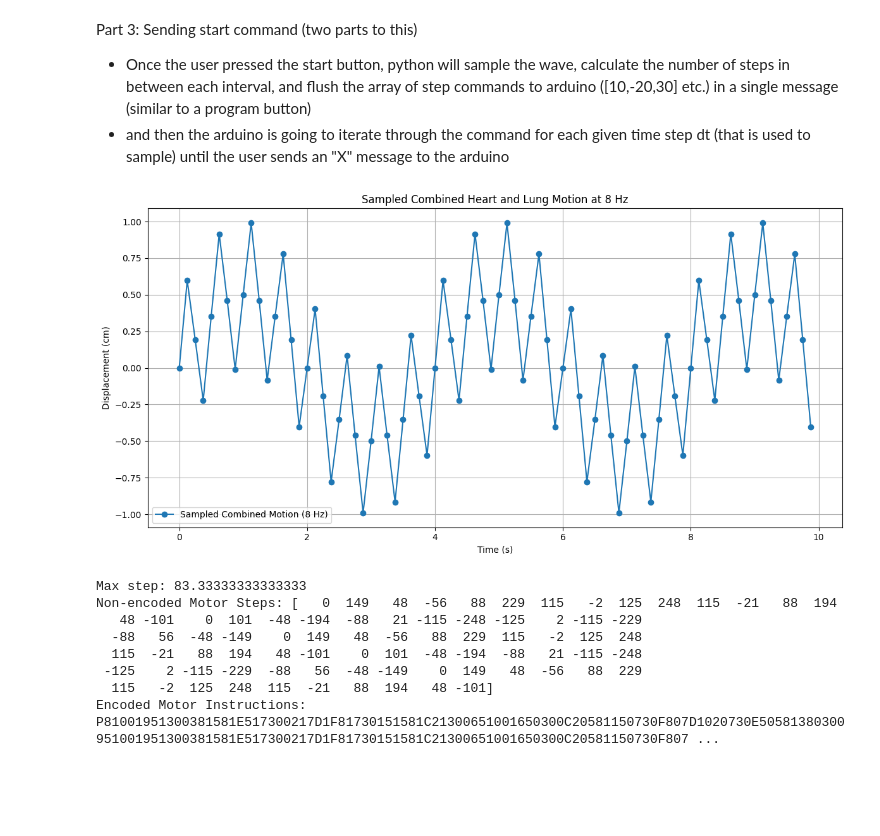
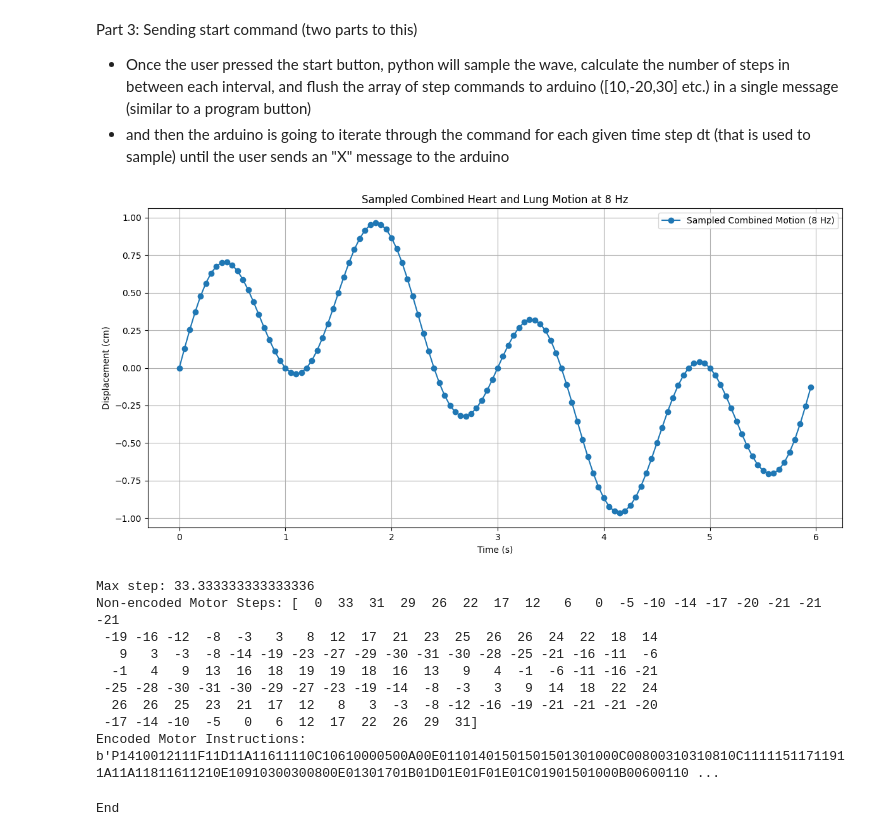
Before and after one commit to EPCRI/HeartLungMotionModel, a Jupyter notebook: Python/sampling.ipynb, the cells around one changed output. Saved outputs shown, nothing was run; the diff lists cells and outputs as text; code cells hidden in the pictures; blank space fills up the shorter version.

```diff
--- a/Python/sampling.ipynb
+++ b/Python/sampling.ipynb
@@ -74,21 +60,13 @@ Part 2: Determine the right sampling rate for wave reconstruction, comparisons,
 # %%
-t_fine = np.arange(0, 10, 0.01)
-t_sampled = np.arange(0, 10, sampling_interval)
-
-# Unsampled - finer time resolution
+# Unsampled (fine time resol) and sampled waveform
 heart_motion_fine, lung_motion_fine, combined_motion_fine = generate_motion(t_fine, heart_amplitude, heart_frequency, lung_amplitude, lung_frequency)
-
-# Sampling
 heart_motion_sampled, lung_motion_sampled, combined_motion_sampled = generate_motion(t_sampled, heart_amplitude, heart_frequency, lung_amplitude, lung_frequency)
 
-# Calculate maximum travel distance between consecutive sampling points
 travel_distances = np.abs(np.diff(combined_motion_sampled))
 max_travel_distance = np.max(travel_distances)
 
-# Plotting
-plt.figure(figsize=(12, 6))
-
-# Plot unsampled and sampled combined motion
+# Plot
+plt.figure(figsize=(12, 4))
 plt.plot(t_fine, combined_motion_fine, label='Unsampled Combined Motion', linestyle='-')
 plt.plot(t_sampled, combined_motion_sampled, 'o-', label='Sampled Combined Motion (8 Hz)')
 plt.title('Comparison of Unsampled and Sampled Combined Heart and Lung Motion')
@@ -102,4 +80,5 @@ plt.show()
 
 print(f'Maximum travel distance between consecutive sampling points: {max_travel_distance} cm')
 print(f'Speed required: {max_travel_distance/sampling_interval} cm')
+print(f'Motor speed at max: {lead_screw_lead/10 * motor_speed_rpm/60} cm/s')
 # %% [output]
@@ -113,37 +93,60 @@ Part 3: Sending start command (two parts to this)
 # %%
 # Sampling
 heart_motion_sampled, lung_motion_sampled, combined_motion_sampled = generate_motion(t_sampled, heart_amplitude, heart_frequency, lung_amplitude, lung_frequency)
+combined_motion_sampled_mm = combined_motion_sampled * 10 # in mm
 
-# Calculate the displacement in mm (combined motion in cm to mm)
-combined_motion_sampled_mm = combined_motion_sampled * 10
+# Differences between consecutive positions
+displacements_mm = np.diff(combined_motion_sampled_mm)
+steps_per_mm = steps_per_revolution / lead_screw_lead
+motor_steps = np.round(displacements_mm * steps_per_mm).astype(int)
 
-# Calculate the number of steps required for each displacement
-steps_per_mm = steps_per_revolution / lead_screw_lead
-motor_steps = np.round(combined_motion_sampled_mm * steps_per_mm).astype(int)
+motor_steps = np.insert(motor_steps, 0, 0)
 motor_instructions = encode_motor_instructions(motor_steps, sampling_rate)
 
-# Plotting for visualization
+# Plot
 plt.figure(figsize=(12, 6))
 plt.plot(t_sampled, combined_motion_sampled, 'o-', label='Sampled Combined Motion (8 Hz)')
 plt.title('Sampled Combined Heart and Lung Motion at 8 Hz')
 plt.xlabel('Time (s)')
 plt.ylabel('Displacement (cm)')
 plt.legend()
 plt.grid(True)
 plt.tight_layout()
 plt.show()
 
-# Print motor instructions
 print(f'Max step: {sampling_interval * steps_per_revolution * motor_speed_rpm / 60}')
 print(f'Non-encoded Motor Steps: {motor_steps}')
 print(f'Encoded Motor Instructions: {motor_instructions}')
 # %% [output]
-[figure, old version]
+[figure, new version]
-Max step: 83.33333333333333
-Non-encoded Motor Steps: [   0  149   48  -56   88  229  115   -2  125  248  115  -21   88  194
-   48 -101    0  101  -48 -194  -88   21 -115 -248 -125    2 -115 -229
-  -88   56  -48 -149    0  149   48  -56   88  229  115   -2  125  248
-  115  -21   88  194   48 -101    0  101  -48 -194  -88   21 -115 -248
- -125    2 -115 -229  -88   56  -48 -149    0  149   48  -56   88  229
-  115   -2  125  248  115  -21   88  194   48 -101]
-Encoded Motor Instructions: P81001951300381581E517300217D1F81730151581C21300651001650300C20581150730F807D1020730E50581380300951001951300381581E517300217D1F81730151581C21300651001650300C20581150730F807 ...
+Max step: 33.333333333333336
+Non-encoded Motor Steps: [  0  33  31  29  26  22  17  12   6   0  -5 -10 -14 -17 -20 -21 -21 -21
+ -19 -16 -12  -8  -3   3   8  12  17  21  23  25  26  26  24  22  18  14
+   9   3  -3  -8 -14 -19 -23 -27 -29 -30 -31 -30 -28 -25 -21 -16 -11  -6
+  -1   4   9  13  16  18  19  19  18  16  13   9   4  -1  -6 -11 -16 -21
+ -25 -28 -30 -31 -30 -29 -27 -23 -19 -14  -8  -3   3   9  14  18  22  24
+  26  26  25  23  21  17  12   8   3  -3  -8 -12 -16 -19 -21 -21 -21 -20
+ -17 -14 -10  -5   0   6  12  17  22  26  29  31]
+Encoded Motor Instructions: b'P1410012111F11D11A11611110C10610000500A00E01101401501501501301000C00800310310810C11111511711911A11A11811611210E10910300300800E01301701B01D01E01F01E01C01901501000B00600110 ...
+# %%
+import serial
+import time
+
+# Open serial connection
+ser = serial.Serial('COM4', 9600, timeout=1)
+time.sleep(2)
+
+ser.write(motor_instructions)
+
+while True:
+    if ser.in_waiting > 0:
+        line = ser.readline().decode('utf-8').rstrip()
+        if line == "Y":
+            break
+        print(line)
+
+# Close serial connection
+ser.close()
+print("End")
+# %% [output]
+End
```
Also changed, not shown: parts of 5 cells of this notebook.
